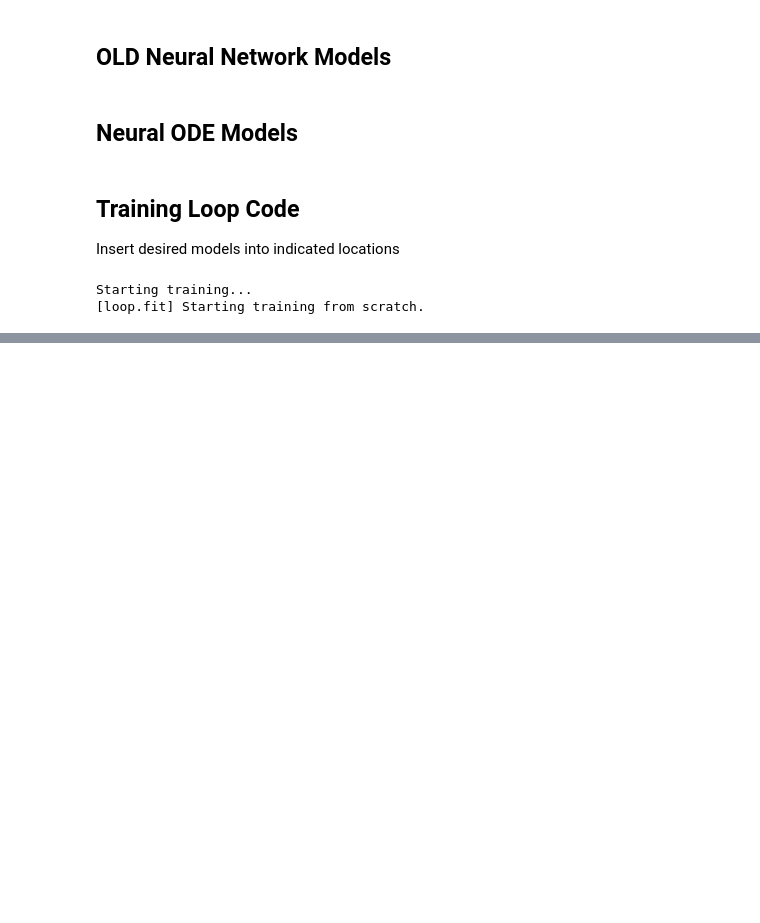
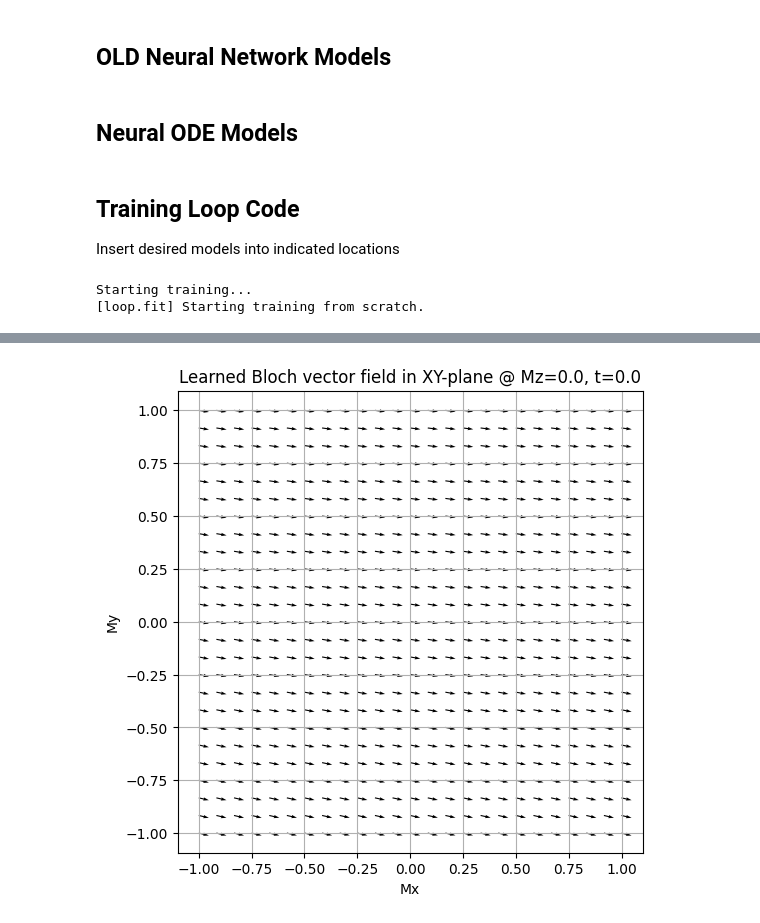
Before and after one commit to Laaaarry/Bloch-Equations-Modelling-Project, a Jupyter notebook: training_pipeline.ipynb, the cells around one changed output, grey strips where cells are left out. Drawn from its saved outputs; the diff is of its cells as text; code cells hidden in the pictures; blank space fills up the shorter version.

Commit message:
Added vector field visualization to ipynb

```diff
--- a/training_pipeline.ipynb
+++ b/training_pipeline.ipynb
@@ -1769,0 +1789,19 @@ Starting training...
+# %%
+# ---- Load best model checkpoint for visualization ----
+device = torch.device("cuda" if torch.cuda.is_available() else "cpu")
+print("Using device:", device)
+
+# Create a fresh model with the same hyperparams used in training
+model = NeuralBlochODE(hidden_dim=256, n_hidden_layers=3).to(device)
+
+ckpt_path = Path("NEURAL_ODE_1/best_neural_ode.pt")
+if not ckpt_path.exists():
+    raise FileNotFoundError(f"No checkpoint found at {ckpt_path}. "
+                            "Run training (fit(...)) first to create it.")
+
+ckpt = torch.load(ckpt_path, map_location=device)
+model.load_state_dict(ckpt["model"])
+model.eval()
+
+print(f"Loaded checkpoint from {ckpt_path} at epoch {ckpt.get('epoch', 'N/A')}, "
+      f"val loss = {ckpt.get('val', 'N/A')}")
@@ -1769,0 +1892,18 @@ Starting training...
+# %%
+# Example: visualize at Mz = 0 (transverse plane), small RF and zero params
+u_example = torch.zeros(4)   # adjust to more meaningful vectors: u has the B1x, B1y, Gx, Gy field controls
+p_example = torch.zeros(5) # p = [T1, T2, Δω, B1scale, Gscale]
+
+plot_bloch_vector_field_xy(
+    model=model,
+    device=device,
+    u=u_example,
+    p=p_example,
+    Mz=0.0,   # transverse plane
+    r=1.0,
+    n=25,
+    t0=0.0,
+    normalize=True,
+)
+# %% [output]
+[figure, added]
```
Also changed, not shown: parts of 5 cells of this notebook.
